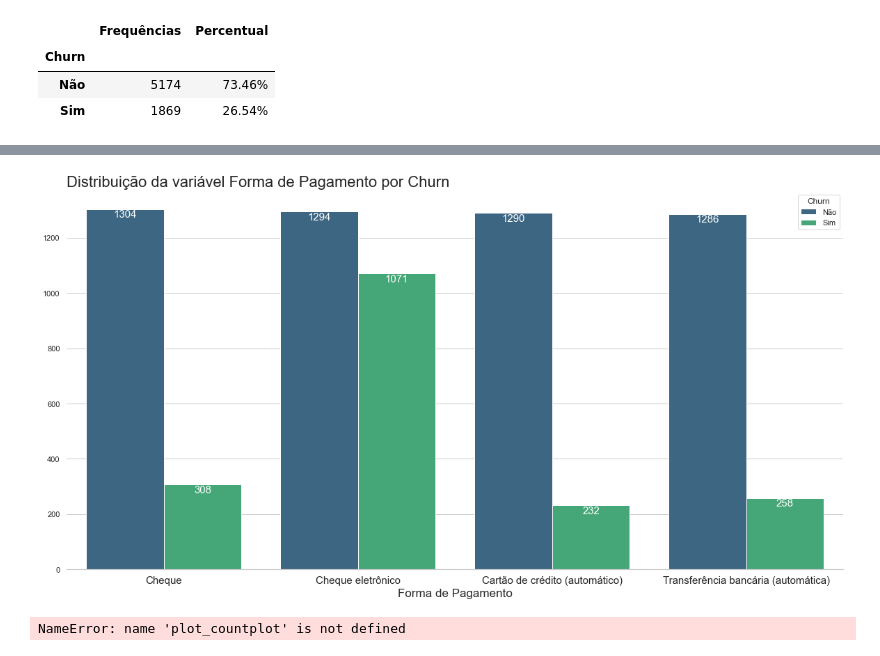
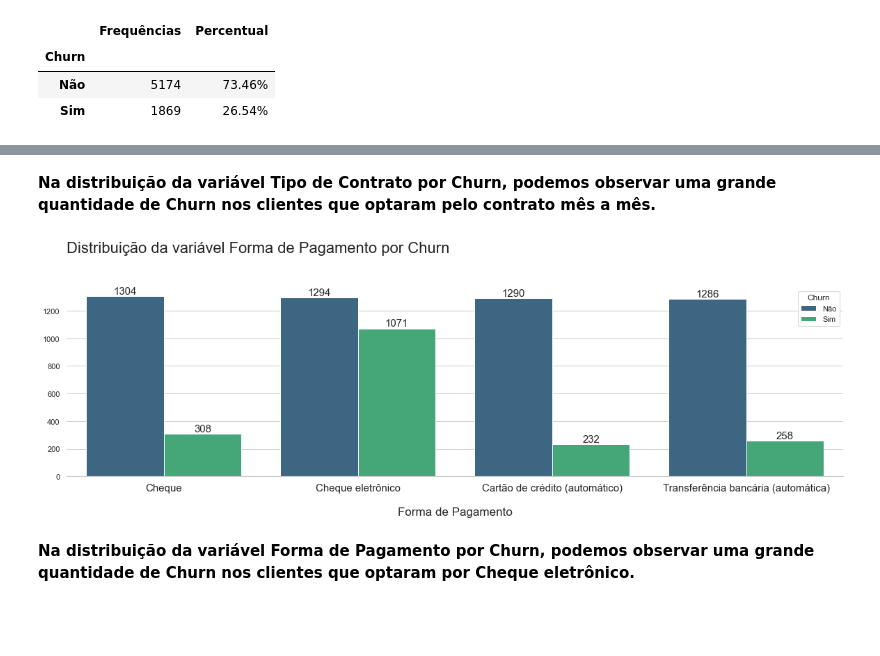
Before and after one commit to Dev-Zz/alura_challenge, a Jupyter notebook: Alura Challenge/Alura Challenge Semana 2.ipynb, the cells around one changed output, grey strips where cells are left out. Drawn from its saved outputs; the diff is of its cells as text; code cells hidden in the pictures; blank space fills up the shorter version.

```diff
--- a/Alura Challenge/Alura Challenge Semana 2.ipynb
+++ b/Alura Challenge/Alura Challenge Semana 2.ipynb
@@ -13,7 +14,7 @@ import pandas as pd
 
 dataset = pd.read_csv(r'C:\Users\Jose Eduardo\Documents\GitHub\alura_challenge\alura_challenge_1_semana.csv')
 # %%
-def plot_countplot(data, x, title, label_x: str, figsize: tuple = (8, 5), hue=None, small: bool = False):
+def plot_countplot(data, x, title, label_x: str, figsize: tuple = (8, 5), hue=None, small: bool = True):
     plt.figure(figsize=figsize)
     custom_params = {"axes.spines.right": False, "axes.spines.top": False,
                      "axes.spines.left": False, "axes.spines.bottom": True,}
@@ -24,14 +25,14 @@ def plot_countplot(data, x, title, label_x: str, figsize: tuple = (8, 5), hue=No
     ax.set(ylabel=None)
     ax.get_yaxis().set_visible(True)
 
-    plt.title(title, fontsize=22, loc='left')
-    plt.xlabel(label_x, fontsize=17)
+    plt.title(title, fontsize=22, loc='left', pad=50)
+    plt.xlabel(label_x, fontsize=17, labelpad=20)
     plt.xticks(fontsize=15)
 
     for container in ax.containers:
         if small:
             ax.bar_label(container, fontsize=15)
         else:
-            ax.bar_label(container, fontsize=15, padding=-15, color='white')
+            ax.bar_label(container, fontsize=15, padding=-17, color='black')
 
     plt.show()
@@ -231,17 +195,13 @@ plot_countplot(data=dataset,
+# %% [markdown]
+**Na distribuição da variável Tipo de Contrato por Churn, podemos observar uma grande quantidade de Churn nos clientes que optaram pelo contrato mês a mês.**
 # %%
 plot_countplot(data=dataset,
-               figsize=(20,10),
+               figsize=(20,5),
                x='Forma de Pagamento',
                title='Distribuição da variável Forma de Pagamento por Churn',
                label_x='Forma de Pagamento',
                hue='Churn')
 # %% [output]
-[figure, old version]
+[figure, new version]
-# %%
-plot_countplot(data=dataset,
-               x='Total Gasto Mensal',
-               title='Distribuição da variável Total Gasto Mensal por Churn',
-               label_x='Total Gasto Mensal',
-               hue='Churn')
-# %% [output]
-NameError: name 'plot_countplot' is not defined
+# %% [markdown]
+**Na distribuição da variável Forma de Pagamento por Churn, podemos observar uma grande quantidade de Churn nos clientes que optaram por Cheque eletrônico.**
```
Also changed, not shown: parts of 35 cells of this notebook, 2 other files.
